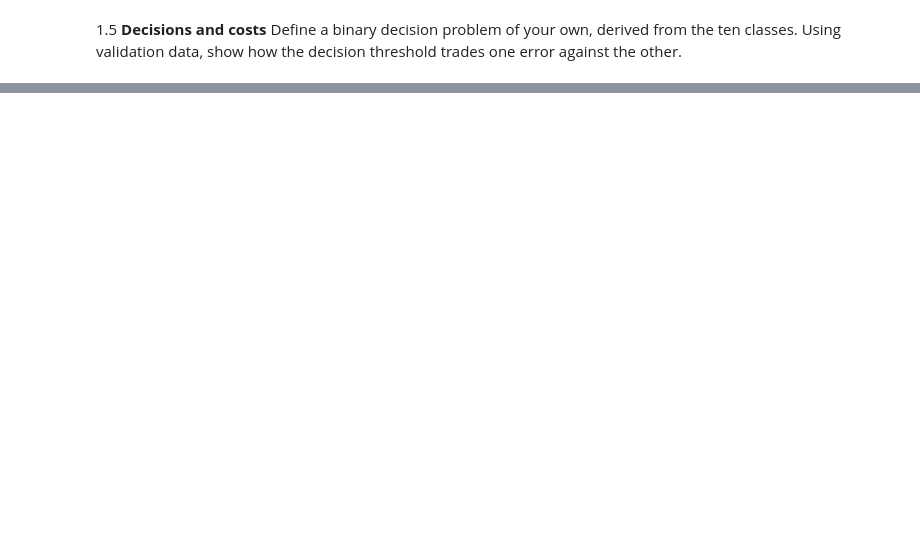
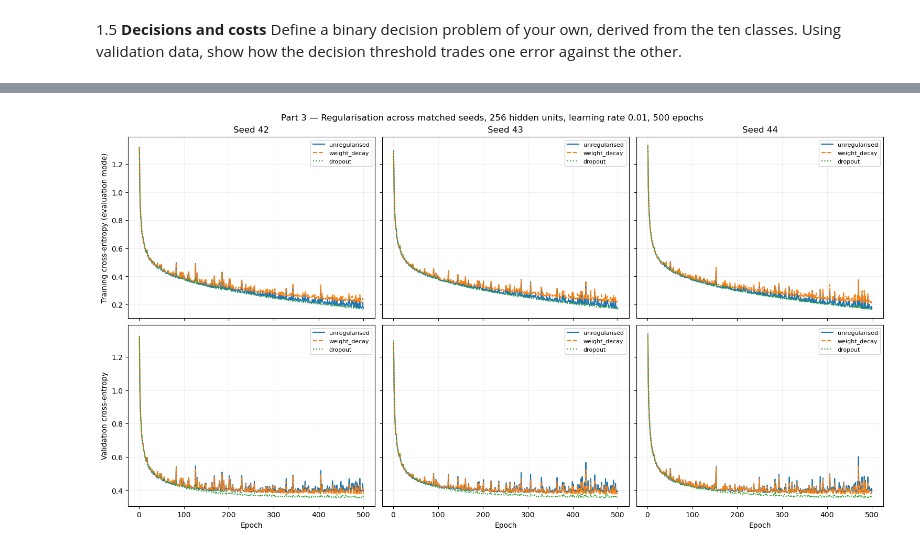
Before and after one commit to selvathandavarayan-crypto/ec251098-ML, a Jupyter notebook: ML_CW_2026.ipynb, the cells around one changed output, grey strips where cells are left out. Saved outputs shown, nothing was run; the diff lists cells and outputs as text; code cells hidden in the pictures; blank space fills up the shorter version.

```diff
--- a/ML_CW_2026.ipynb
+++ b/ML_CW_2026.ipynb
@@ -1012,0 +1704,33 @@ register.to_csv(register_path, index=False)
+# %%
+fig, axes = plt.subplots(2, 3, figsize=(15, 8), sharex=True, sharey="row",layout="constrained")
+
+styles = {
+    "unregularised": ("tab:blue", "-"),
+    "weight_decay": ("tab:orange", "--"),
+    "dropout": ("tab:green", ":"),}
+
+for column, seed in enumerate(seeds):
+    for condition, (colour, linestyle) in styles.items():
+        history = regularisation_history.loc[
+            (regularisation_history["seed"] == seed)
+            & (regularisation_history["condition"] == condition)].sort_values("epoch")
+
+        for row, metric in enumerate(["train_loss", "val_loss"]):
+            axes[row, column].plot(history["epoch"],history[metric],color=colour,
+                linestyle=linestyle,label=condition,)
+
+    axes[0, column].set_title(f"Seed {seed}")
+    axes[1, column].set_xlabel("Epoch")
+
+for ax in axes.flat:
+    ax.grid(alpha=0.2)
+    ax.legend(fontsize=8)
+
+axes[0, 0].set_ylabel("Training cross-entropy (evaluation mode)")
+axes[1, 0].set_ylabel("Validation cross-entropy")
+
+fig.suptitle("Part 3 — Regularisation across matched seeds, 256 hidden units, learning rate 0.01, 500 epochs")
+fig.savefig(results_dir / "regularisation_curves.png", dpi=150)
+plt.show()
+# %% [output]
+[figure, added]
```
Also changed, not shown: parts of 70 cells of this notebook.
